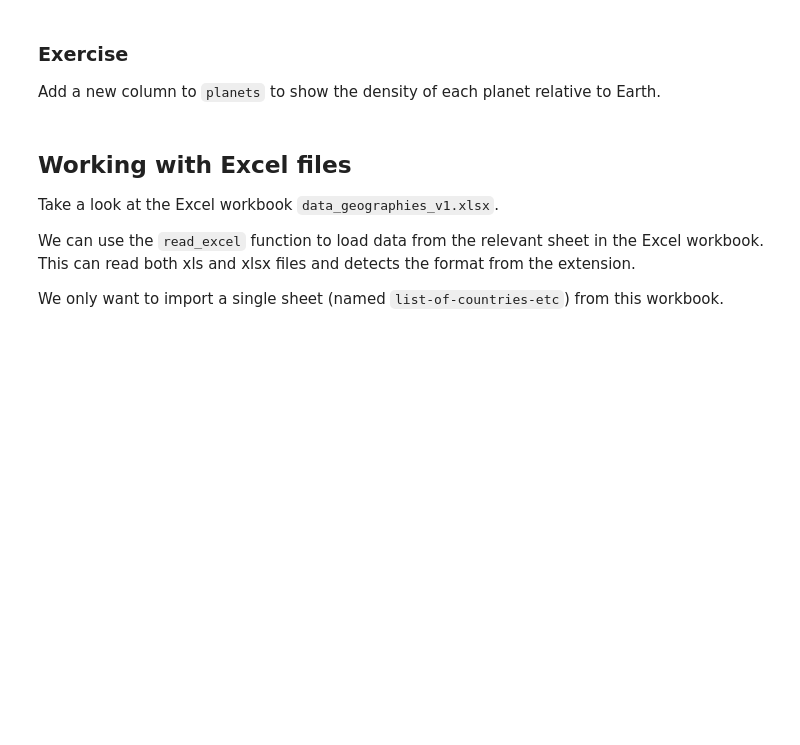
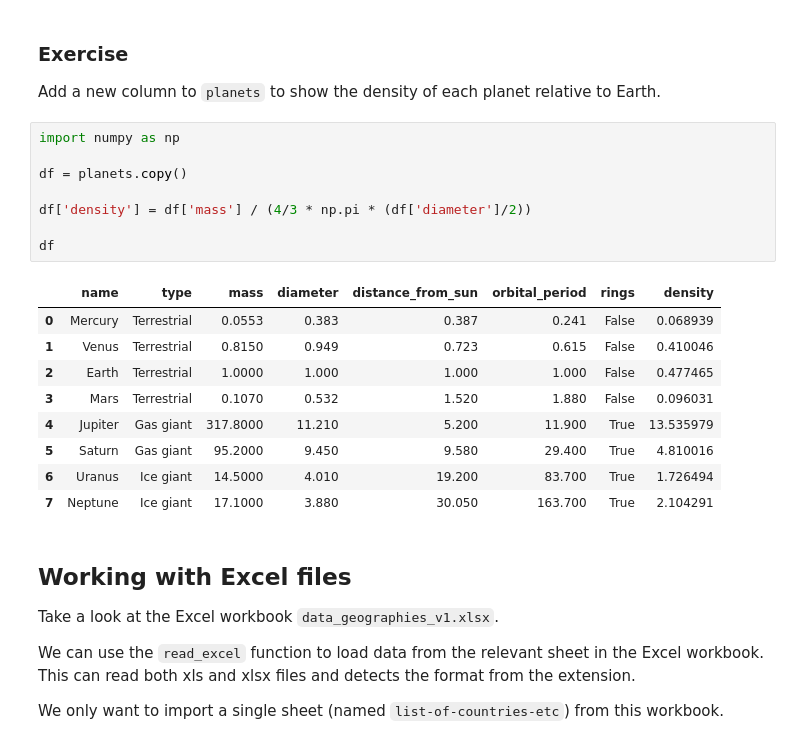
Before and after one commit to ada-4a03fa39b6/RCDS-Summer-School-2025, a Jupyter notebook: 4_Thursday/1 - Getting Started with Pandas.ipynb, the cells around one changed output. Drawn from its saved outputs; the diff is of its cells as text; blank space fills up the shorter version.

```diff
--- a/4_Thursday/1 - Getting Started with Pandas.ipynb
+++ b/4_Thursday/1 - Getting Started with Pandas.ipynb
@@ -218,6 +487,24 @@ planets['name'] + " -- " + planets['type']
 ### Exercise
 
 Add a new column to `planets` to show the density of each planet relative to Earth.
+# %%
+import numpy as np
+
+df = planets.copy()
+
+df['density'] = df['mass'] / (4/3 * np.pi * (df['diameter']/2))
+
+df
+# %% [output]
+|  | name | type | mass | diameter | distance_from_sun | orbital_period | rings | density |
+| 0 | Mercury | Terrestrial | 0.0553 | 0.383 | 0.387 | 0.241 | False | 0.068939 |
+| 1 | Venus | Terrestrial | 0.8150 | 0.949 | 0.723 | 0.615 | False | 0.410046 |
+| 2 | Earth | Terrestrial | 1.0000 | 1.000 | 1.000 | 1.000 | False | 0.477465 |
+| 3 | Mars | Terrestrial | 0.1070 | 0.532 | 1.520 | 1.880 | False | 0.096031 |
+| 4 | Jupiter | Gas giant | 317.8000 | 11.210 | 5.200 | 11.900 | True | 13.535979 |
+| 5 | Saturn | Gas giant | 95.2000 | 9.450 | 9.580 | 29.400 | True | 4.810016 |
+| 6 | Uranus | Ice giant | 14.5000 | 4.010 | 19.200 | 83.700 | True | 1.726494 |
+| 7 | Neptune | Ice giant | 17.1000 | 3.880 | 30.050 | 163.700 | True | 2.104291 |
 # %% [markdown]
 ## Working with Excel files
 
```
Also changed, not shown: parts of 36 cells of this notebook, 3 other files.
